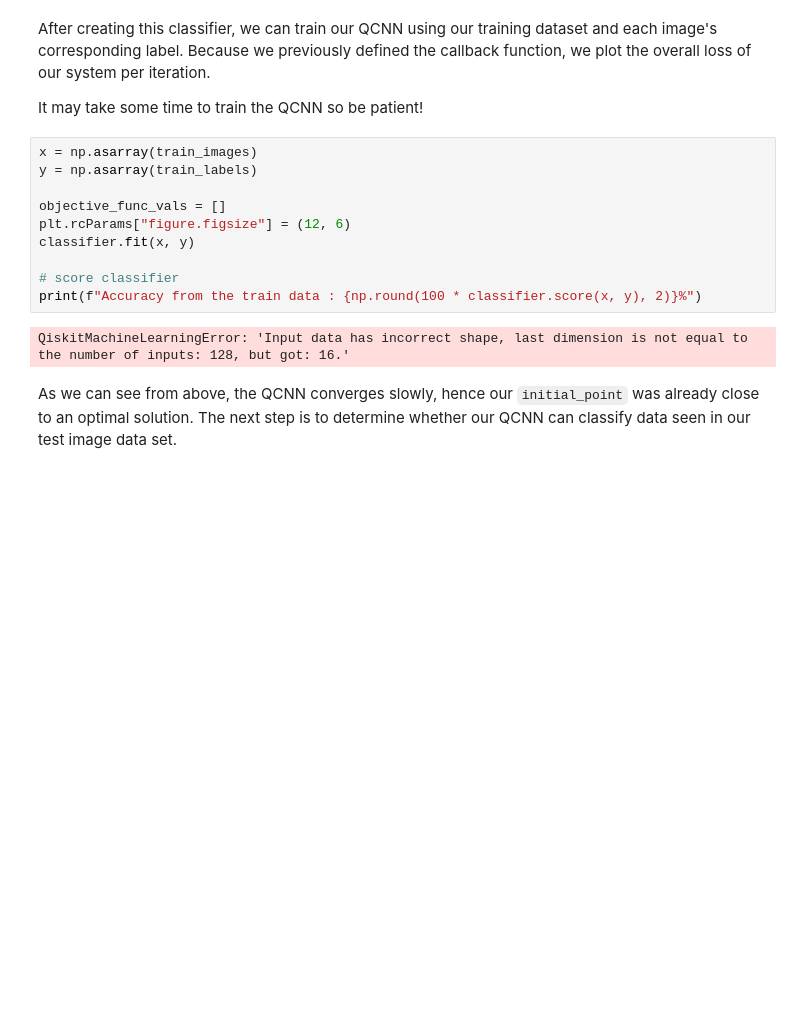
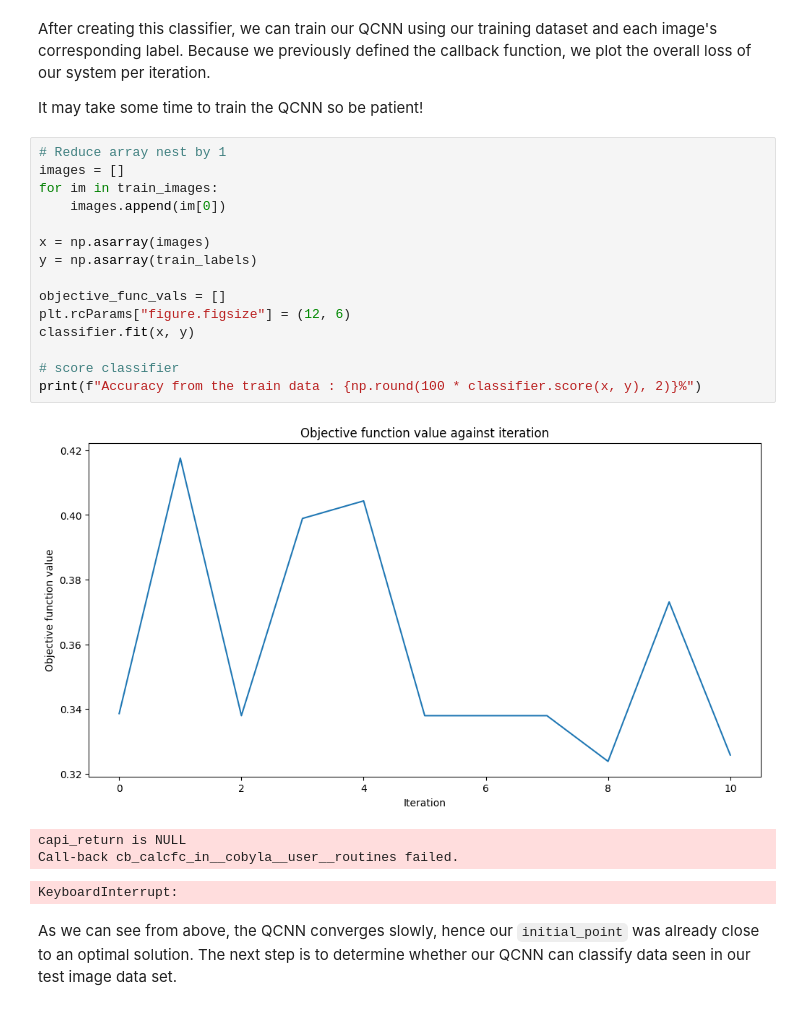
Before and after one commit to anttpg/LHC-QCNN, a Jupyter notebook: QCNN Classifier.ipynb, the cells around one changed output. Saved outputs shown, nothing was run; the diff lists cells and outputs as text; blank space fills up the shorter version.

```diff
--- a/QCNN Classifier.ipynb
+++ b/QCNN Classifier.ipynb
@@ -491,17 +537,25 @@ After creating this classifier, we can train our QCNN using our training dataset
 
 It may take some time to train the QCNN so be patient!
 # %%
-x = np.asarray(train_images)
+# Reduce array nest by 1
+images = []
+for im in train_images:
+    images.append(im[0])
+
+x = np.asarray(images)
 y = np.asarray(train_labels)
 
 objective_func_vals = []
 plt.rcParams["figure.figsize"] = (12, 6)
 classifier.fit(x, y)
 
 # score classifier
 print(f"Accuracy from the train data : {np.round(100 * classifier.score(x, y), 2)}%")
 # %% [output]
+[figure, added]
-QiskitMachineLearningError: 'Input data has incorrect shape, last dimension is not equal to the number of inputs: 128, but got: 16.'
+capi_return is NULL
+Call-back cb_calcfc_in__cobyla__user__routines failed.
+KeyboardInterrupt:
 # %% [markdown]
 As we can see from above, the QCNN converges slowly, hence our `initial_point` was already close to an optimal solution. The next step is to determine whether our QCNN can classify data seen in our test image data set.
 # %% [markdown]
```
Also changed, not shown: parts of 5 cells of this notebook, 1 other file.
